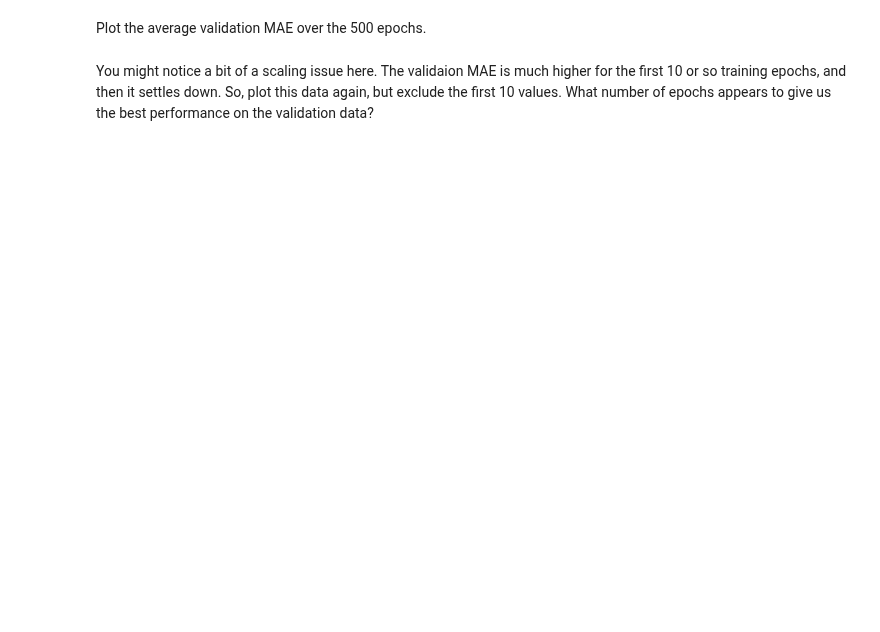
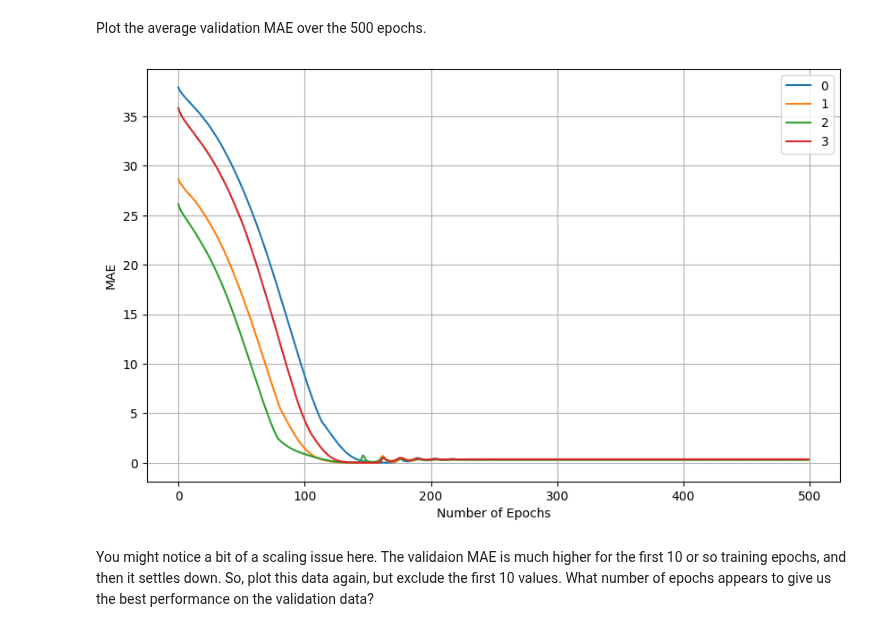
Before and after one commit to robchristiansen13/Learning, a Jupyter notebook: WeberState/CS 6570 (Data Science Algorithms I)/Assignments/CS-6570 Homework 6.ipynb, the cells around one changed output. Saved outputs shown, nothing was run; the diff lists cells and outputs as text; code cells hidden in the pictures; blank space fills up the shorter version.

```diff
--- a/WeberState/CS 6570 (Data Science Algorithms I)/Assignments/CS-6570 Homework 6.ipynb
+++ b/WeberState/CS 6570 (Data Science Algorithms I)/Assignments/CS-6570 Homework 6.ipynb
@@ -573,6 +585,14 @@ df
 Plot the average validation MAE over the 500 epochs.
 # %%
 #YOUR CODE HERE
+
+pd.DataFrame(mae_log.T).plot(figsize=(10,6)) # Credit for the transpose operaton: https://www.reddit.com/r/learnpython/comments/1678vd3/best_way_to_plot_numpy_matrix_rows_in_matplotlib/
+plt.ylabel("MAE")
+plt.xlabel("Number of Epochs")
+plt.grid(True)
+plt.show()
+# %% [output]
+[figure, added]
 # %% [markdown]
 You might notice a bit of a scaling issue here. The validaion MAE is much higher for the first 10 or so training epochs, and then it settles down. So, plot this data again, but exclude the first 10 values. What number of epochs appears to give us the best performance on the validation data?
 # %%
```
Also changed, not shown: parts of 7 cells of this notebook.
